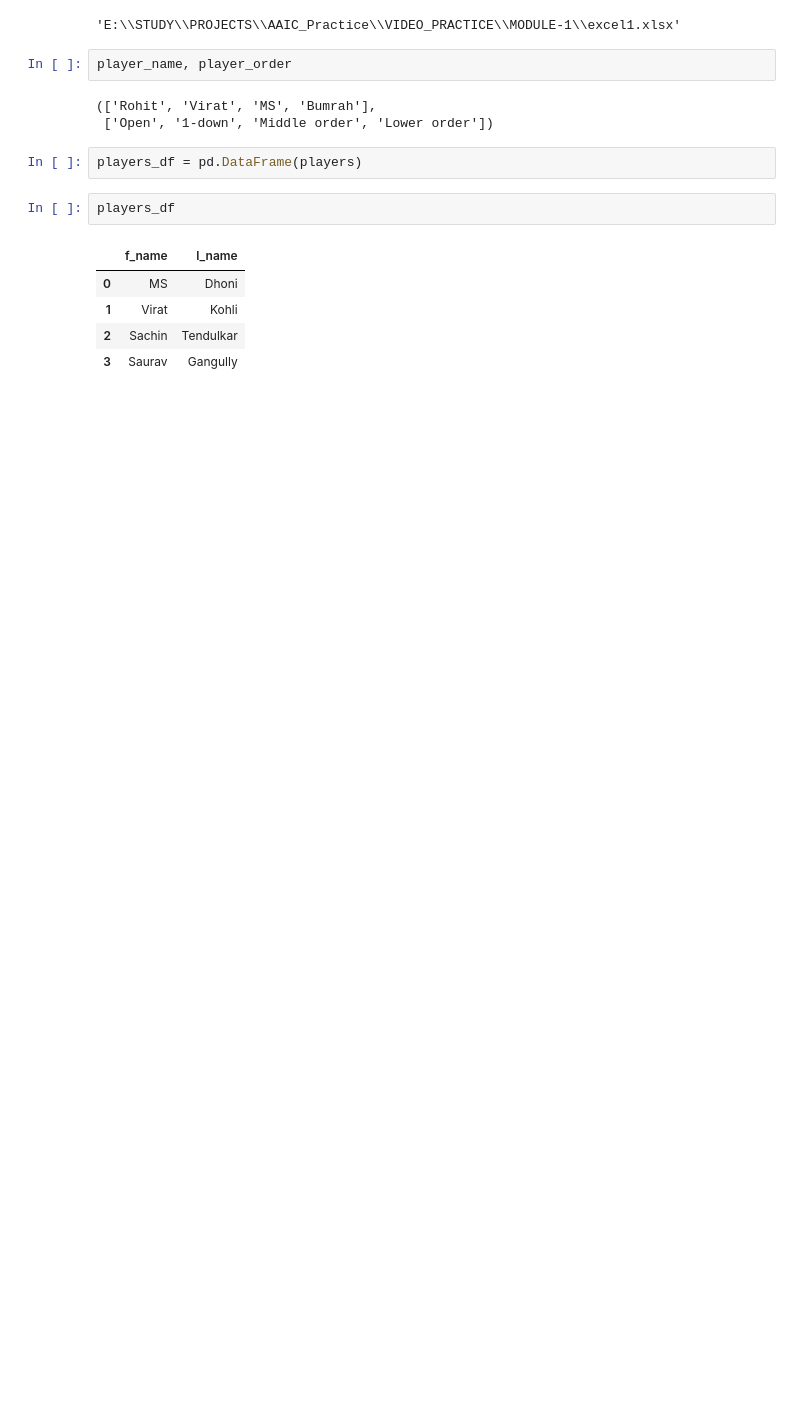
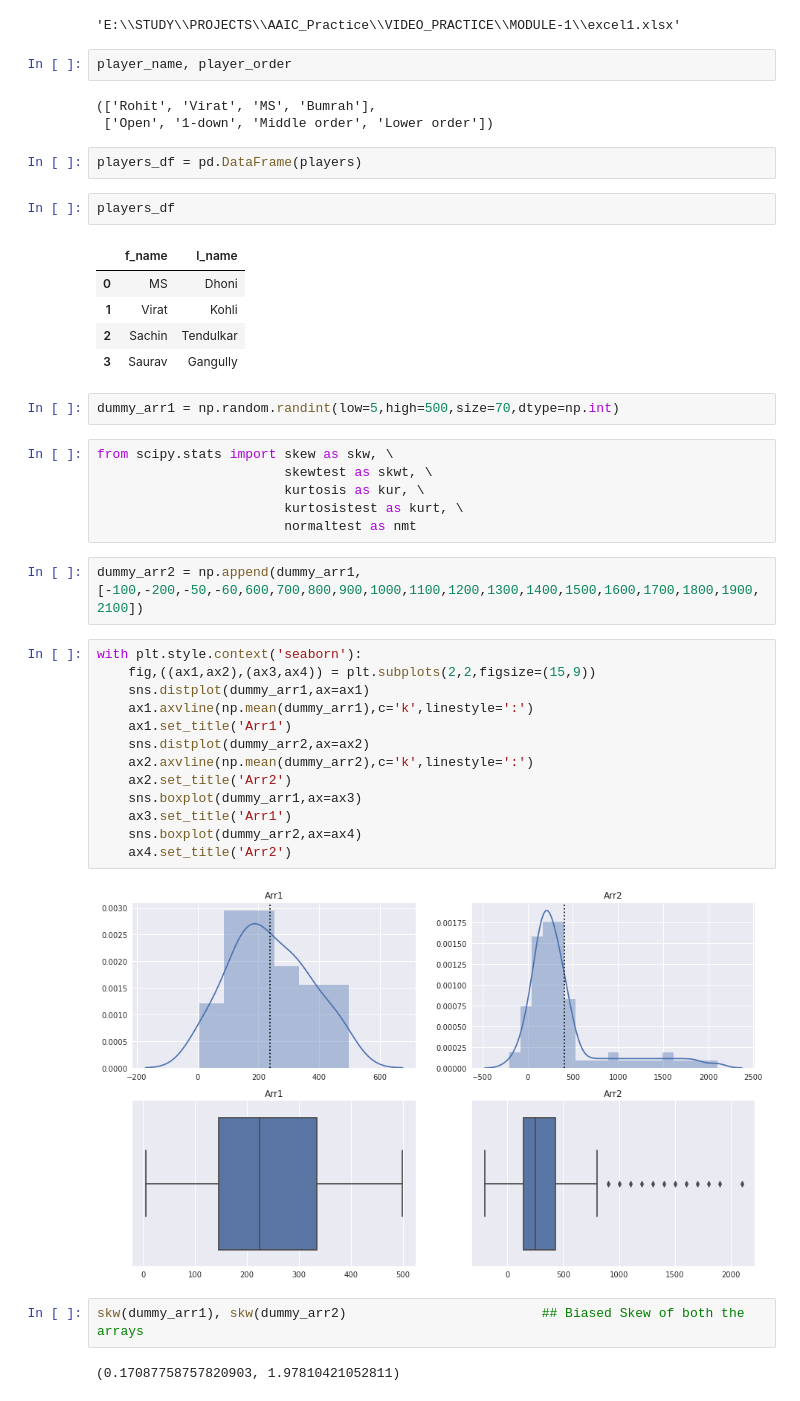
Before and after one commit to raj-shr-git/AAIC_Practice, a Jupyter notebook: VIDEO_PRACTICE/MODULE-1/M2_Sec1_EDA.ipynb, the cells around one changed output. Cells and saved outputs as stored; diff of their text form; blank space fills up the shorter version.

Commit message:
Day-15 : Module-2 : Hands-on skew & Kurtosis

```diff
--- a/VIDEO_PRACTICE/MODULE-1/M2_Sec1_EDA.ipynb
+++ b/VIDEO_PRACTICE/MODULE-1/M2_Sec1_EDA.ipynb
@@ -393,3 +390,32 @@ players_df
 | 1 | Virat | Kohli |
 | 2 | Sachin | Tendulkar |
 | 3 | Saurav | Gangully |
+# %%
+dummy_arr1 = np.random.randint(low=5,high=500,size=70,dtype=np.int)
+# %%
+from scipy.stats import skew as skw, \
+                        skewtest as skwt, \
+                        kurtosis as kur, \
+                        kurtosistest as kurt, \
+                        normaltest as nmt
+# %%
+dummy_arr2 = np.append(dummy_arr1,[-100,-200,-50,-60,600,700,800,900,1000,1100,1200,1300,1400,1500,1600,1700,1800,1900,2100])
+# %%
+with plt.style.context('seaborn'):
+    fig,((ax1,ax2),(ax3,ax4)) = plt.subplots(2,2,figsize=(15,9))
+    sns.distplot(dummy_arr1,ax=ax1)
+    ax1.axvline(np.mean(dummy_arr1),c='k',linestyle=':')
+    ax1.set_title('Arr1')
+    sns.distplot(dummy_arr2,ax=ax2)
+    ax2.axvline(np.mean(dummy_arr2),c='k',linestyle=':')
+    ax2.set_title('Arr2')
+    sns.boxplot(dummy_arr1,ax=ax3)
+    ax3.set_title('Arr1')
+    sns.boxplot(dummy_arr2,ax=ax4)
+    ax4.set_title('Arr2')
+# %% [output]
+[figure, added]
+# %%
+skw(dummy_arr1), skw(dummy_arr2)                         ## Biased Skew of both the arrays
+# %% [output]
+(0.17087758757820903, 1.97810421052811)
```
Also changed, not shown: parts of 13 cells of this notebook.
